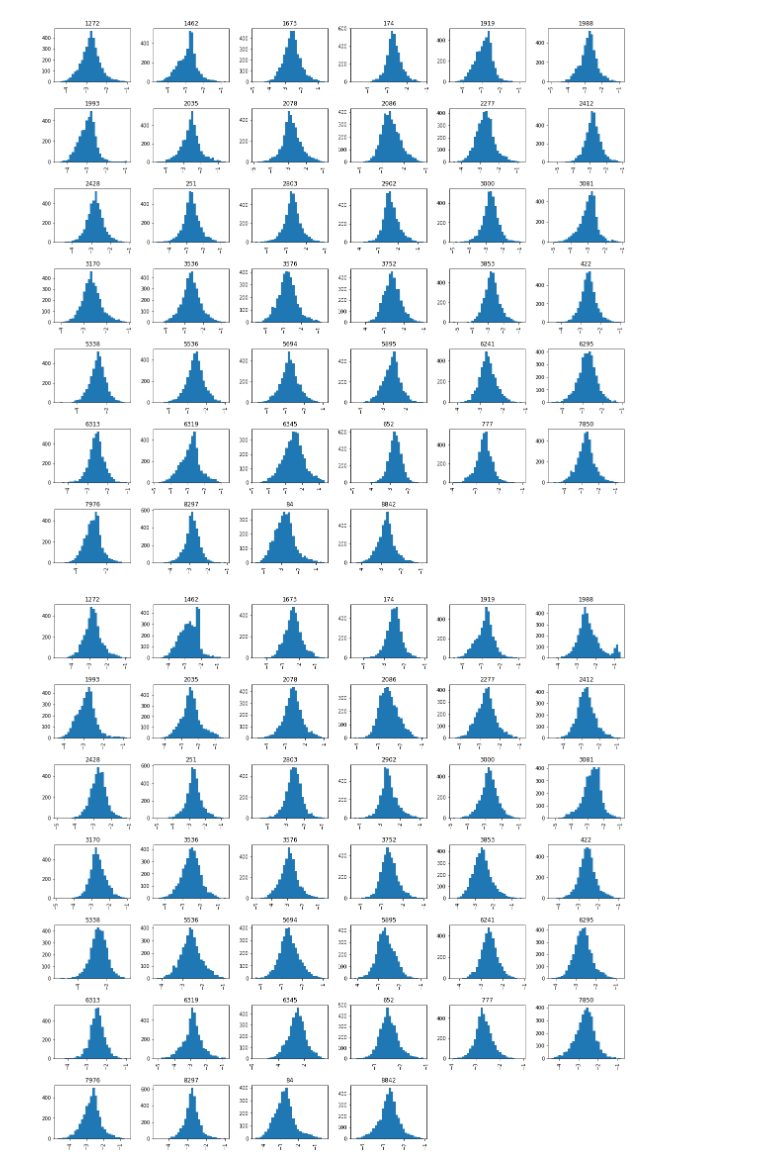
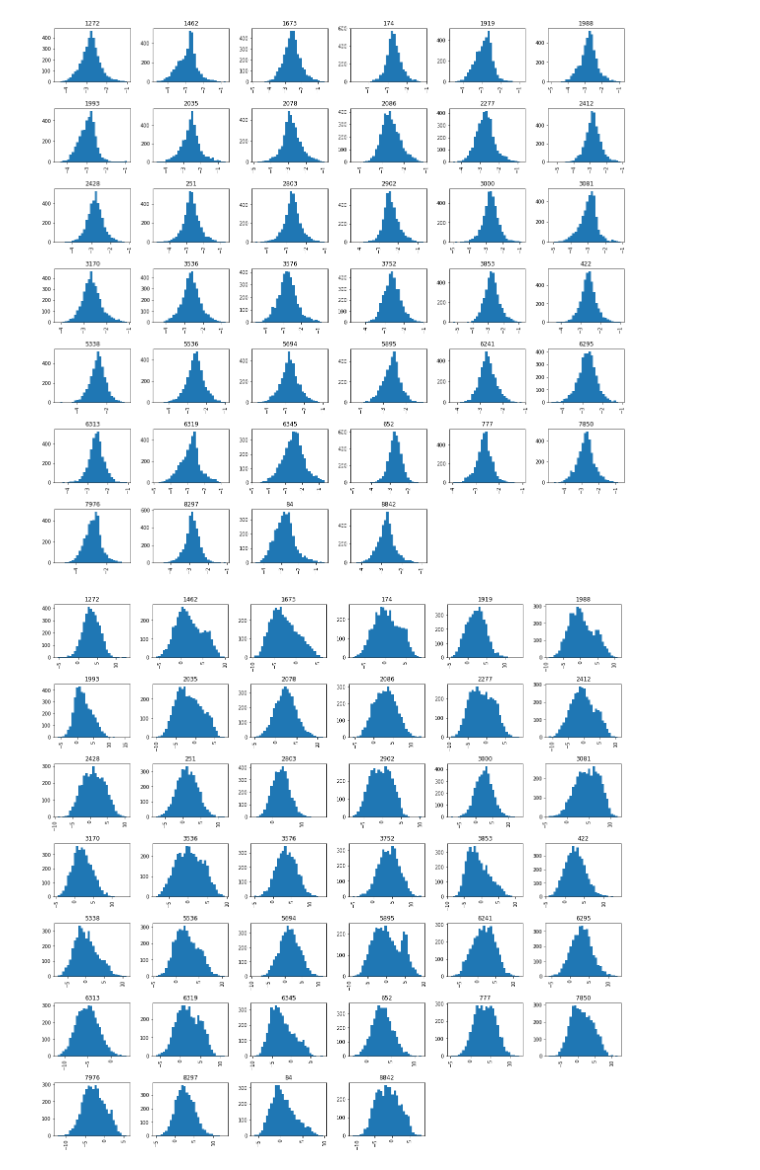
Before and after one commit to anshulshah96/Voice-Synthesizer, a Jupyter notebook: notebooks/data_visualization_2.ipynb, the cells around one changed output. Saved outputs shown, nothing was run; the diff lists cells and outputs as text; code cells hidden in the pictures.

```diff
--- a/notebooks/data_visualization_2.ipynb
+++ b/notebooks/data_visualization_2.ipynb
@@ -13,8 +13,3 @@ from IPython.core.interactiveshell import InteractiveShell
 InteractiveShell.ast_node_interactivity = "all"
 
 df = pd.read_hdf("../data_extract/features_dataset_2b.h5")
-# %%
-df = df[np.isfinite(df['centroid'])]
-from sklearn.preprocessing import LabelEncoder
-le = LabelEncoder()
-df['id'] = le.fit_transform(df['pid'])
@@ -24,7 +27,6 @@ hist1 = df.hist(column="lc1", by="pid", bins=30, figsize=(20,20))
 # %% [output]
 [figure]
 # %%
-df["lc0"] = np.log(df["chroma0"])
-hist1 = df.hist(column="lc0", by="pid", bins=30, figsize=(20,20))
+hist1 = df.hist(column="mfcc1", by="pid", bins=30, figsize=(20,20))
 # %% [output]
-[figure, old version]
+[figure, new version]
```
Also changed, not shown: parts of 3 cells of this notebook.
